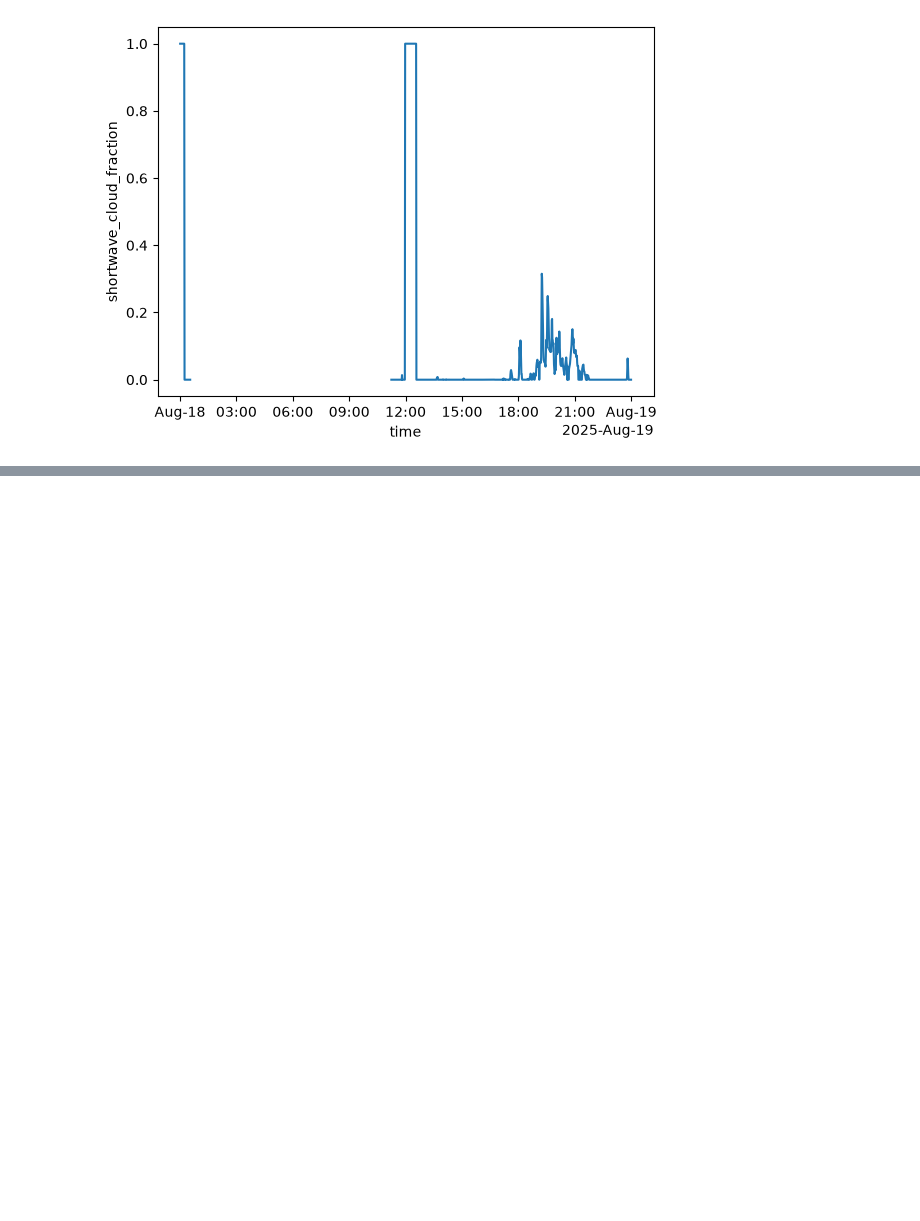
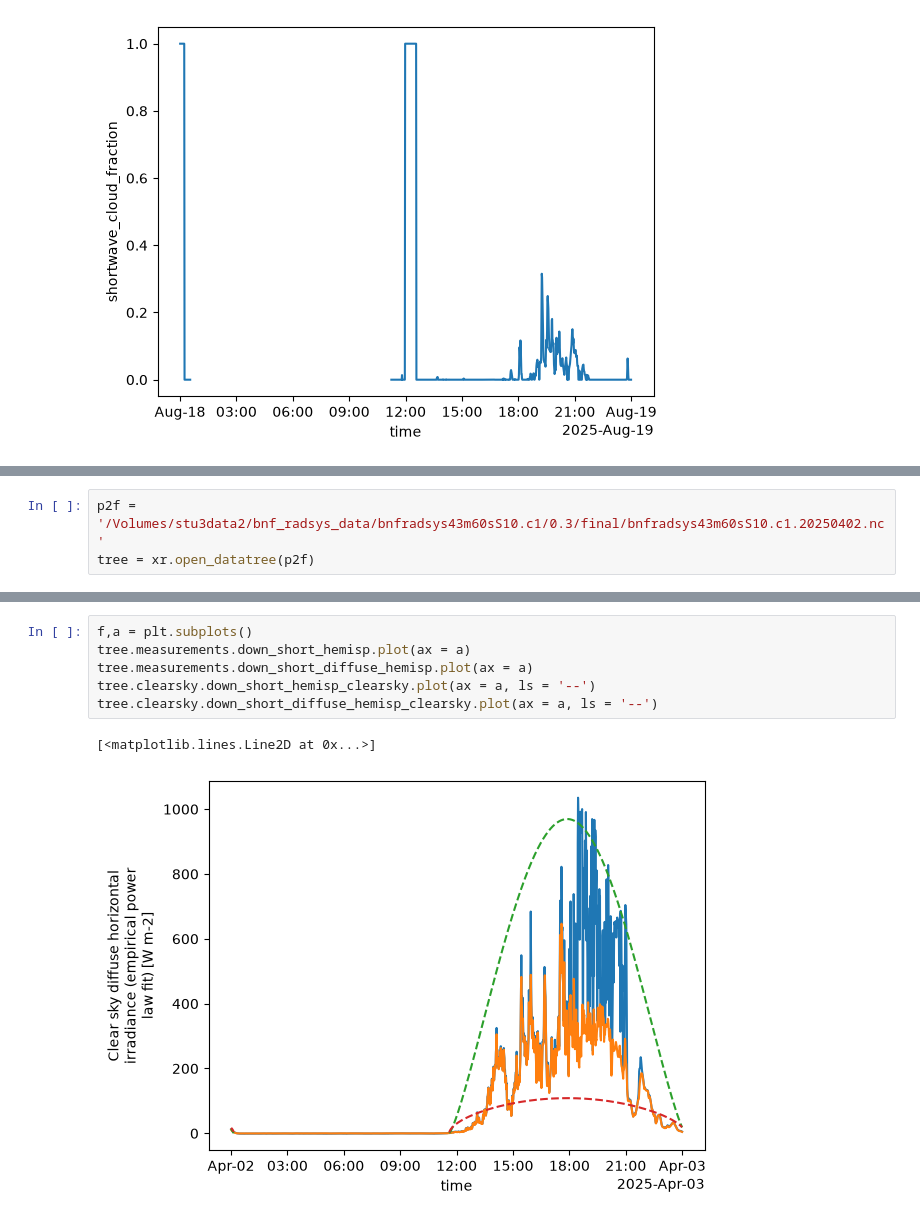
Before and after one commit to HagenTelg/armbnfmentorer, a Jupyter notebook: notebooks/vap_development.ipynb, the cells around one changed output, grey strips where cells are left out. Cells and saved outputs as stored; diff of their text form; blank space fills up the shorter version.

```diff
--- a/notebooks/vap_development.ipynb
+++ b/notebooks/vap_development.ipynb
@@ -137,0 +138,3 @@ tree.
+# %%
+p2f = '/Volumes/stu3data2/bnf_radsys_data/bnfradsys43m60sS10.c1/0.3/final/bnfradsys43m60sS10.c1.20250402.nc'
+tree = xr.open_datatree(p2f)
@@ -137,0 +161,9 @@ tree.
+# %%
+f,a = plt.subplots()
+tree.measurements.down_short_hemisp.plot(ax = a)
+tree.measurements.down_short_diffuse_hemisp.plot(ax = a)
+tree.clearsky.down_short_hemisp_clearsky.plot(ax = a, ls = '--')
+tree.clearsky.down_short_diffuse_hemisp_clearsky.plot(ax = a, ls = '--')
+# %% [output]
+[<matplotlib.lines.Line2D at 0x...>]
+[figure, added]
```
Also changed, not shown: parts of 3 cells of this notebook, 1 other file.
